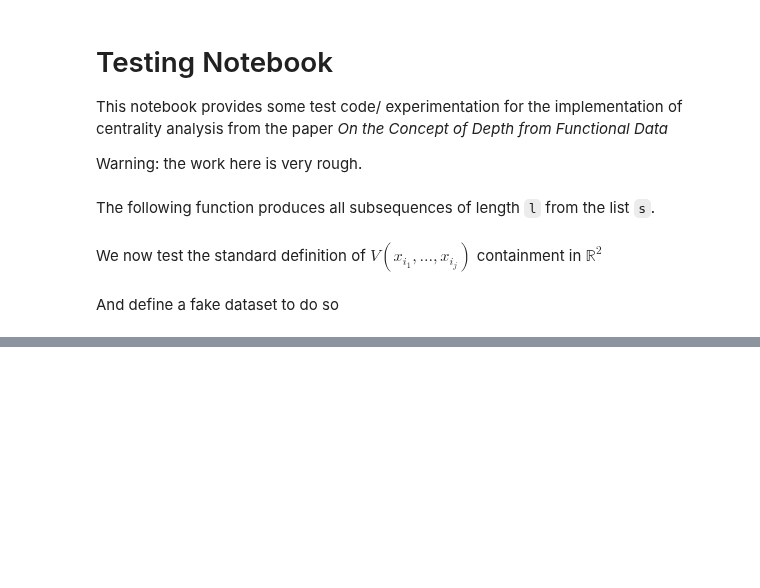
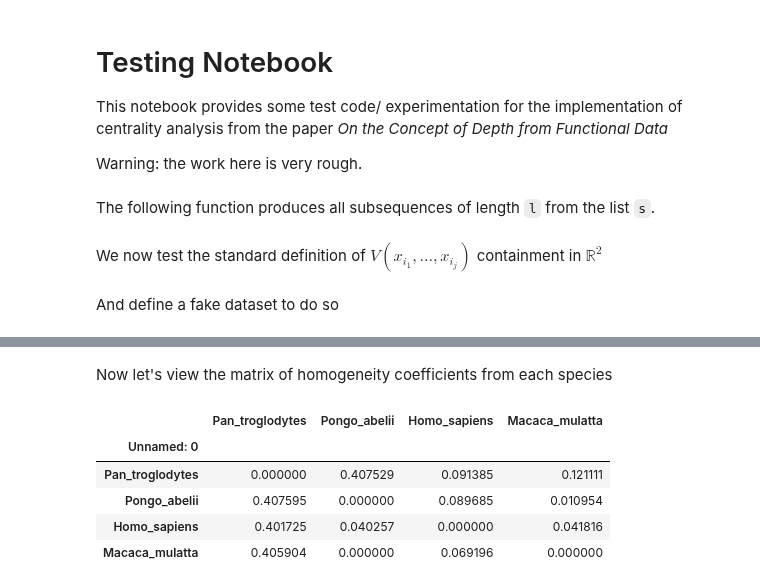
Before and after one commit to braingeneers/statdepth, a Jupyter notebook: testing_notebooks/jlehrer_testing_notebook_01.ipynb, the cells around one changed output, grey strips where cells are left out. Drawn from its saved outputs; the diff is of its cells as text; code cells hidden in the pictures; blank space fills up the shorter version.

Commit message:
Updated testing

```diff
--- a/testing_notebooks/jlehrer_testing_notebook_01.ipynb
+++ b/testing_notebooks/jlehrer_testing_notebook_01.ipynb
@@ -29,0 +29,13 @@ bd.plot_deepest(n=2)
+# %% [markdown]
+Now let's view the matrix of homogeneity coefficients from each species
+# %%
+hc = pd.read_csv('../../experiment-testing/data/homogeneity_coefficients_P2.csv').set_index('Unnamed: 0')
+# %%
+hc
+# %% [output]
+|  | Pan_troglodytes | Pongo_abelii | Homo_sapiens | Macaca_mulatta |
+| Unnamed: 0 |  |  |  |  |
+| Pan_troglodytes | 0.000000 | 0.407529 | 0.091385 | 0.121111 |
+| Pongo_abelii | 0.407595 | 0.000000 | 0.089685 | 0.010954 |
+| Homo_sapiens | 0.401725 | 0.040257 | 0.000000 | 0.041816 |
+| Macaca_mulatta | 0.405904 | 0.000000 | 0.069196 | 0.000000 |
```
Also changed, not shown: parts of 3 cells of this notebook, 6 other files.
